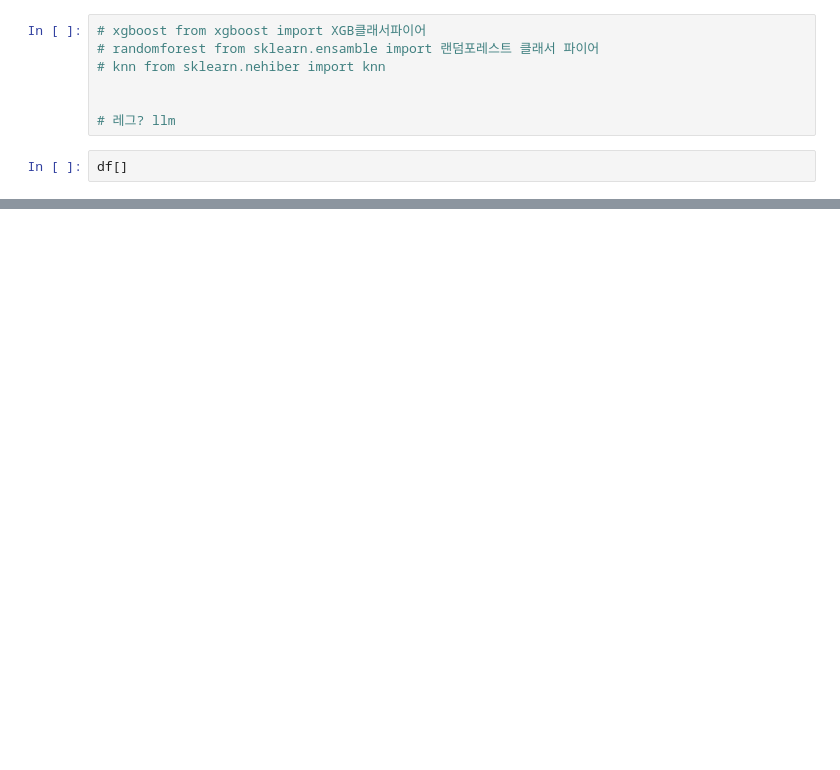
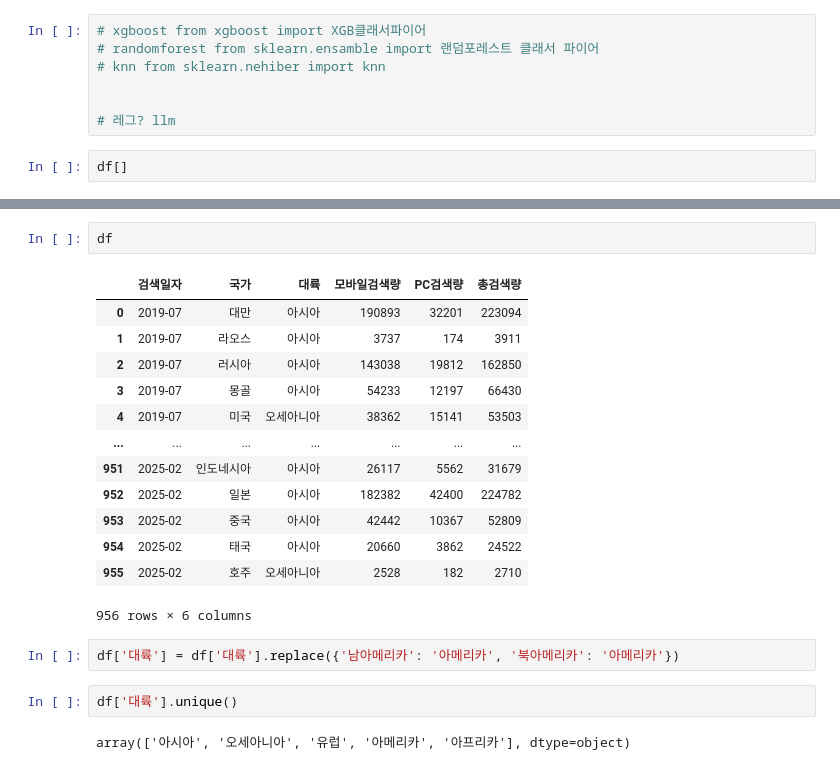
Before and after one commit to choeyeonu2411/travel-app, a Jupyter notebook: travel2.ipynb, the cells around one changed output, grey strips where cells are left out. Drawn from its saved outputs; the diff is of its cells as text; blank space fills up the shorter version.

```diff
--- a/travel2.ipynb
+++ b/travel2.ipynb
@@ -32,0 +83,22 @@ df[]
+# %%
+df
+# %% [output]
+|  | 검색일자 | 국가 | 대륙 | 모바일검색량 | PC검색량 | 총검색량 |
+| 0 | 2019-07 | 대만 | 아시아 | 190893 | 32201 | 223094 |
+| 1 | 2019-07 | 라오스 | 아시아 | 3737 | 174 | 3911 |
+| 2 | 2019-07 | 러시아 | 아시아 | 143038 | 19812 | 162850 |
+| 3 | 2019-07 | 몽골 | 아시아 | 54233 | 12197 | 66430 |
+| 4 | 2019-07 | 미국 | 오세아니아 | 38362 | 15141 | 53503 |
+| ... | ... | ... | ... | ... | ... | ... |
+| 951 | 2025-02 | 인도네시아 | 아시아 | 26117 | 5562 | 31679 |
+| 952 | 2025-02 | 일본 | 아시아 | 182382 | 42400 | 224782 |
+| 953 | 2025-02 | 중국 | 아시아 | 42442 | 10367 | 52809 |
+| 954 | 2025-02 | 태국 | 아시아 | 20660 | 3862 | 24522 |
+| 955 | 2025-02 | 호주 | 오세아니아 | 2528 | 182 | 2710 |
+956 rows × 6 columns
+# %%
+df['대륙'] = df['대륙'].replace({'남아메리카': '아메리카', '북아메리카': '아메리카'})
+# %%
+df['대륙'].unique()
+# %% [output]
+array(['아시아', '오세아니아', '유럽', '아메리카', '아프리카'], dtype=object)
```
Also changed, not shown: parts of 21 cells of this notebook, 3 other files.
